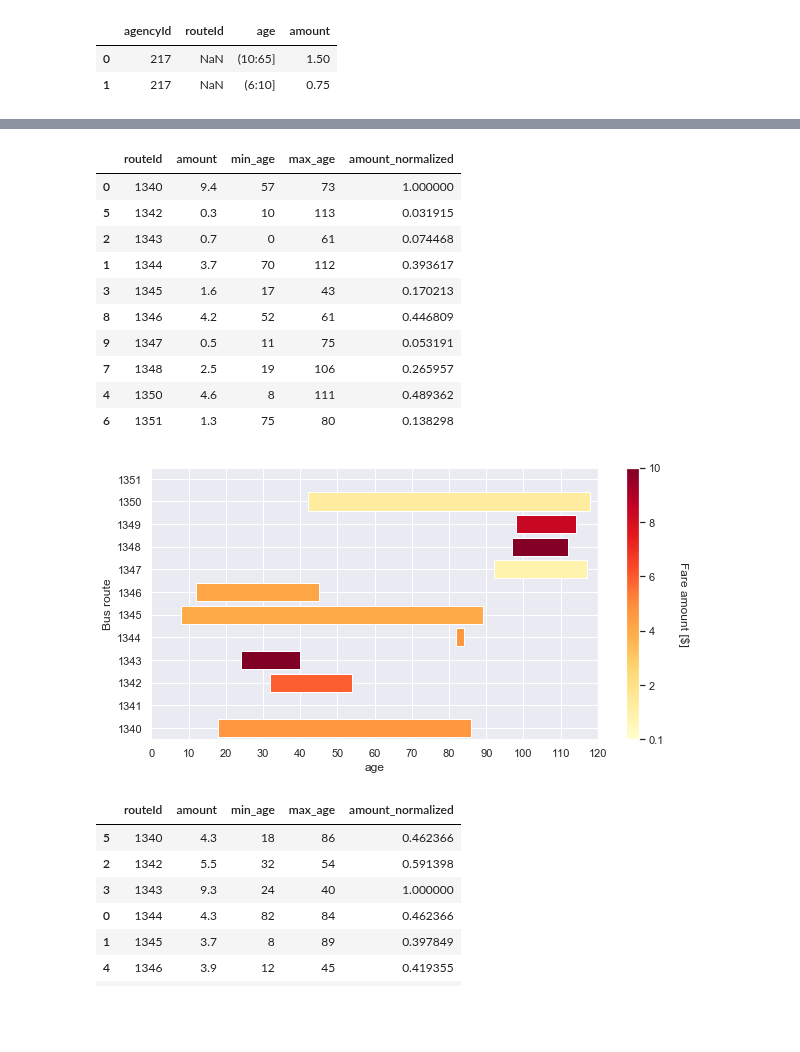
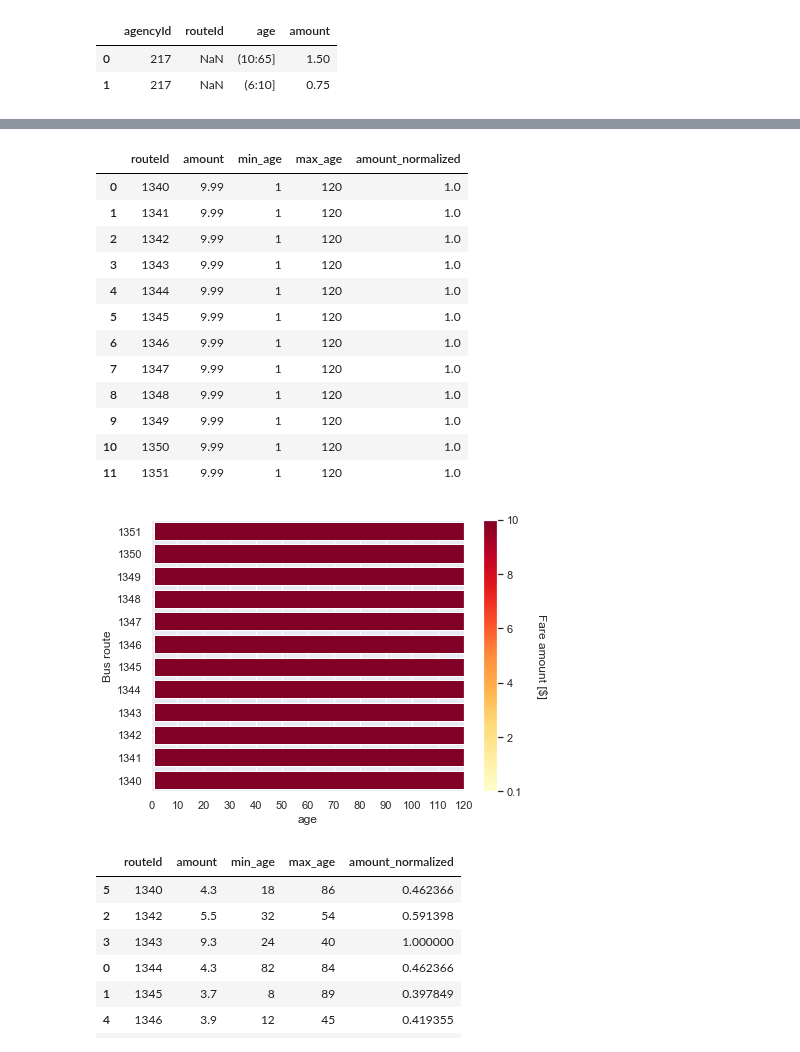
Before and after one commit to bistro-its-berkeley/BISTRO-Starter-Kit, a Jupyter notebook: utilities/Visualization/Visualization_outputs.ipynb, the cells around one changed output, grey strips where cells are left out. Saved outputs shown, nothing was run; the diff lists cells and outputs as text; code cells hidden in the pictures; blank space fills up the shorter version.

```diff
--- a/utilities/Visualization/Visualization_outputs.ipynb
+++ b/utilities/Visualization/Visualization_outputs.ipynb
@@ -41,6 +38,11 @@ uber_prize_starter_kit_path = r"/Users/vgolfi/Documents/GitHub/Uber-Prize-Starte
 beam_competitions_path = r"/Users/vgolfi/Documents/GitHub/BeamCompetitions/"
 warm_start_output_path = path.join(beam_competitions_path, r"fixed-data/sioux_faux/bau/warm-start/sioux_faux-15k__warm-start/")
 
+inputs_scenarios_path = r"/Users/vgolfi/Desktop/Python_Uber_Prize/Visualization/policy_inputs_scenarios/"
+scenarios_input_increase_bus_frequency_path = path.join(inputs_scenarios_path, "increased_bus_frequency/")
+scenarios_input_luxembourg_path = path.join(inputs_scenarios_path, "luxembourg/")
+scenarios_input_no_transit_path = path.join(inputs_scenarios_path, "no_transit/")
+
 results_random_good_output_path = r"/Users/vgolfi/Documents/Results_Exploration/Exploration_2-random_inputs/host3/output_C9_RS26-9519154u/sioux_faux/sioux_faux-15k__2019-01-31_02-46-02/"
 results_random_bad_output_path = r"/Users/vgolfi/Documents/Results_Exploration/Exploration_2-random_inputs/host7/output_C9_RS10-kby8fqop/sioux_faux/sioux_faux-15k__2019-01-30_17-20-59/"
 
@@ -301,7 +320,12 @@ plt.show()
 inputs_path_good_fares = path.join(results_random_good_output_path, "competition/submission-inputs/MassTransitFares.csv")
 inputs_path_bad_fares = path.join(results_random_bad_output_path, "competition/submission-inputs/MassTransitFares.csv")
 inputs_path_fares_bau = path.join(warm_start_output_path, "competition/submission-inputs/MassTransitFares.csv")
-fares_data = inputs_path_good_fares
+
+inputs_path_increased_bus_frequency_fares = path.join(scenarios_input_increase_bus_frequency_path, "MassTransitFares.csv")
+inputs_path_luxembourg_fares = path.join(scenarios_input_luxembourg_path, "MassTransitFares.csv")
+inputs_path_no_transit_fares = path.join(scenarios_input_no_transit_path, "MassTransitFares.csv")
+
+fares_data = inputs_path_no_transit_fares
 fares_data_bau = inputs_path_fares_bau
 # %%
 def process_fares_data_bau(fares_data_bau):
@@ -337,23 +361,29 @@ def process_fares_data(fares_data):
 
     a = pd.read_csv(fares_data)["age"]
     b = [age_range.split(":") for age_range in a.values]
-    min = [i[0].replace("[","") for i in b]
-    min = [i.replace("(","") for i in min]
-    max = [i[1].replace("]","") for i in b]
-    max = [i.replace(")","") for i in max]
+    if len(b) == 0:
+        min = [0]
+        max = [0]
 
-    min = pd.DataFrame(min)
-    min.columns = ["min_age"]
+    else:
+        min = [i[0].replace("[","") for i in b]
+        min = [i.replace("(","") for i in min]
+        max = [i[1].replace("]","") for i in b]
+        max = [i.replace(")","") for i in max]
 
-    max = pd.DataFrame(max)
-    max.columns = ["max_age"]
+    min = pd.DataFrame(min, columns=["min_age"])
+    max = pd.DataFrame(max, columns=["max_age"])
+
     fares["min_age"] = min
     fares["max_age"] = max
 
     fares["min_age"] = fares["min_age"].astype(int)
     fares["max_age"] = fares["max_age"].astype(int)
 
-    fares["amount_normalized"] =  fares["amount"]/np.max(fares["amount"])
+    if np.max(fares["amount"]) == 0:
+        fares["amount_normalized"] =  0
+    else:
+        fares["amount_normalized"] =  fares["amount"]/np.max(fares["amount"])
 
     fares = fares.drop(labels= ["age"], axis = 1)
     fares = fares.sort_values(by="routeId")
@@ -425,47 +448,51 @@ plt.show()
 process_fares_data(fares_data)
 # %% [output]
 |  | routeId | amount | min_age | max_age | amount_normalized |
-| 0 | 1340 | 9.4 | 57 | 73 | 1.000000 |
-| 5 | 1342 | 0.3 | 10 | 113 | 0.031915 |
-| 2 | 1343 | 0.7 | 0 | 61 | 0.074468 |
-| 1 | 1344 | 3.7 | 70 | 112 | 0.393617 |
-| 3 | 1345 | 1.6 | 17 | 43 | 0.170213 |
-| 8 | 1346 | 4.2 | 52 | 61 | 0.446809 |
-| 9 | 1347 | 0.5 | 11 | 75 | 0.053191 |
-| 7 | 1348 | 2.5 | 19 | 106 | 0.265957 |
-| 4 | 1350 | 4.6 | 8 | 111 | 0.489362 |
-| 6 | 1351 | 1.3 | 75 | 80 | 0.138298 |
+| 0 | 1340 | 9.99 | 1 | 120 | 1.0 |
+| 1 | 1341 | 9.99 | 1 | 120 | 1.0 |
+| 2 | 1342 | 9.99 | 1 | 120 | 1.0 |
+| 3 | 1343 | 9.99 | 1 | 120 | 1.0 |
+| 4 | 1344 | 9.99 | 1 | 120 | 1.0 |
+| 5 | 1345 | 9.99 | 1 | 120 | 1.0 |
+| 6 | 1346 | 9.99 | 1 | 120 | 1.0 |
+| 7 | 1347 | 9.99 | 1 | 120 | 1.0 |
+| 8 | 1348 | 9.99 | 1 | 120 | 1.0 |
+| 9 | 1349 | 9.99 | 1 | 120 | 1.0 |
+| 10 | 1350 | 9.99 | 1 | 120 | 1.0 |
+| 11 | 1351 | 9.99 | 1 | 120 | 1.0 |
 # %%
 fares = process_fares_data(fares_data)
 
-fig, ax = plt.subplots(figsize = (10,5))
+fig, ax = plt.subplots(figsize = (7,5))
 #color map
 my_cmap = plt.cm.get_cmap('YlOrRd')
 colors = my_cmap(fares["amount_normalized"])
 #plot
 bars = plt.barh(fares["routeId"], fares["max_age"]-fares["min_age"], left=fares["min_age"], color = colors)
 
 plt.yticks(fontsize = 11)
 plt.xlabel("age")
 plt.ylabel("Bus route")
 plt.ylim((1339.5,1351.5))
 plt.xlim((0,120))
 # plt.title("Input - Mass Transit Fares - Sample 1", fontweight = "bold", pad=12, fontsize = 15)
 ax.yaxis.set_major_locator(plt.MultipleLocator(1))
 ax.xaxis.set_major_locator(plt.MultipleLocator(10))
 
 sm = ScalarMappable(cmap = my_cmap, norm=plt.Normalize(0,10))
 sm.set_array([])
 # cbar = plt.colorbar(sm)
 cbar = fig.colorbar(sm, ticks=[0, 2, 4, 6, 8, 10])
 cbar.set_label('Fare amount [$]', rotation=270, labelpad=25)
 cbar.ax.set_yticklabels(['0.1', '2', '4','6', '8','10'])
 
-plt.savefig("Input-Mass_Transit_Fares-Sample_2", bbox_inches="tight" )
+# plt.savefig("Input-Mass_Transit_Fares-Sample_2", bbox_inches="tight" )
+plt.savefig("Input-Mass_Transit_no_transit", bbox_inches="tight" )
+# plt.savefig("Input-Mass_Transit_luxembourg", bbox_inches="tight" )
 
 plt.show()
 # %% [output]
-[figure, old version]
+[figure, new version]
 # %%
 process_fares_data(fares_data)
 # %% [output]
```
Also changed, not shown: parts of 21 cells of this notebook, 17 other files.
